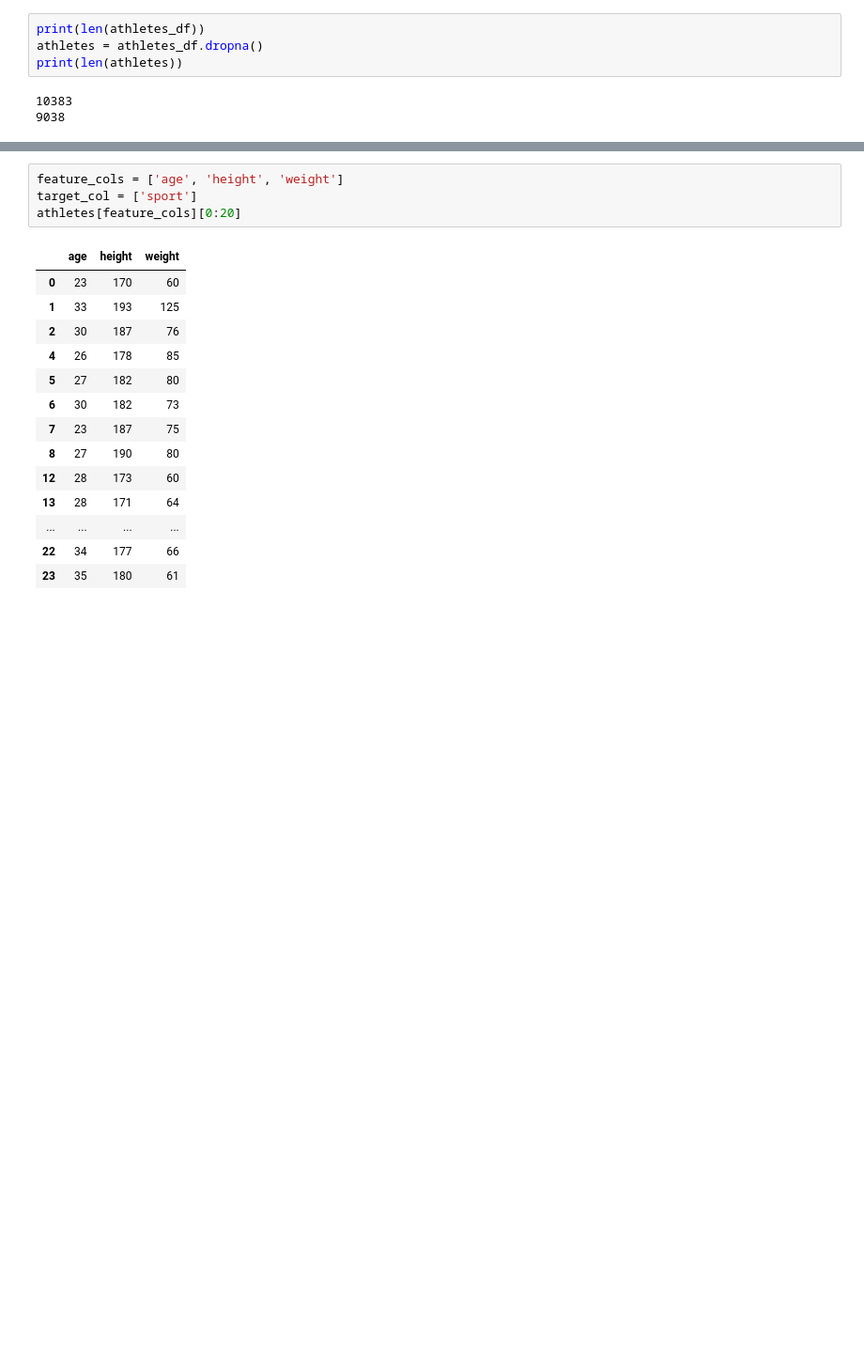
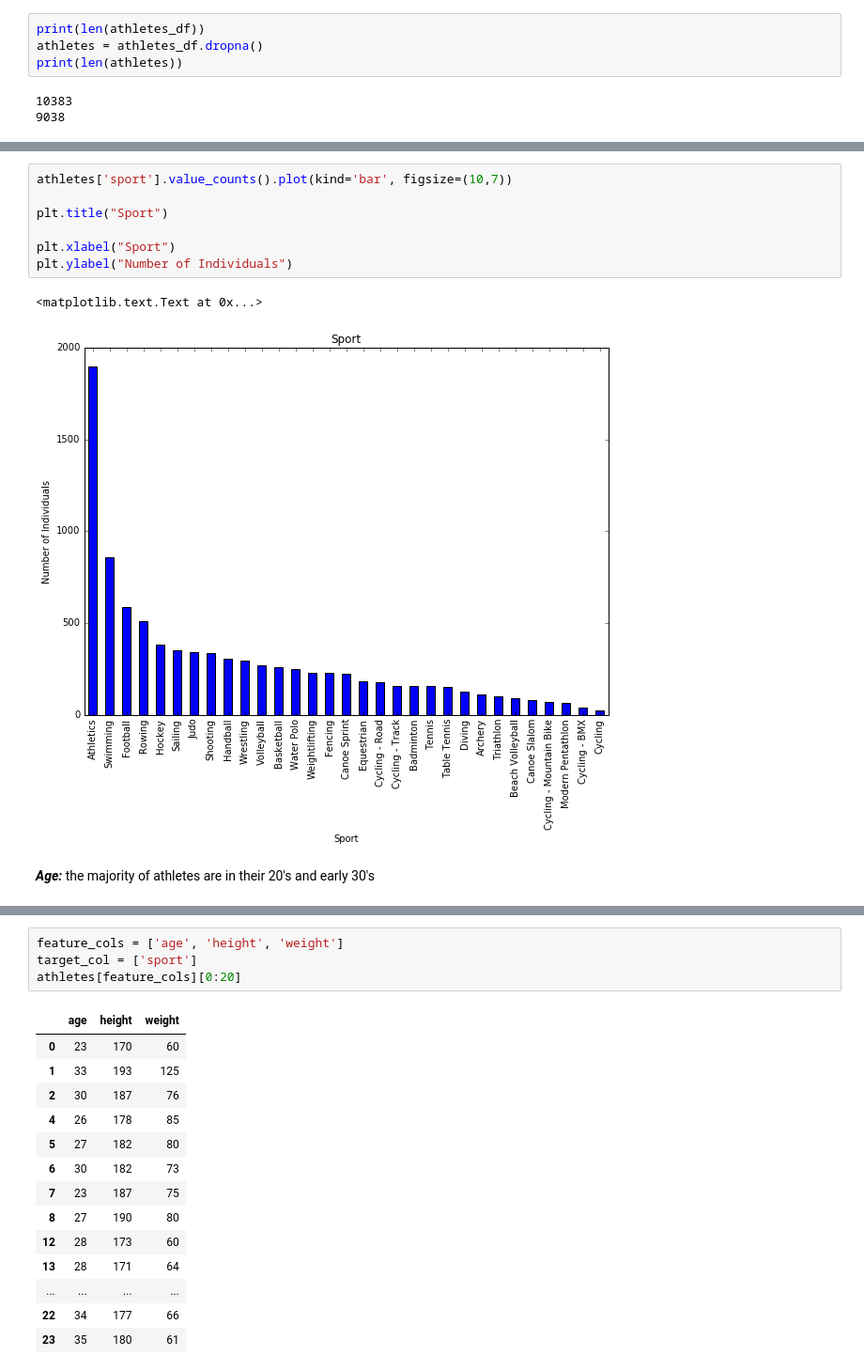
Before and after one commit to SoleilSunshine/Portfolio, a Jupyter notebook: Athletes-LR+KNN.ipynb, the cells around one changed output, grey strips where cells are left out. Shown at 94% size. Cells and saved outputs as stored; diff of their text form; blank space fills up the shorter version.

```diff
--- a/Athletes-LR+KNN.ipynb
+++ b/Athletes-LR+KNN.ipynb
@@ -33,0 +112,12 @@ print(len(athletes))
+# %%
+athletes['sport'].value_counts().plot(kind='bar', figsize=(10,7))
+
+plt.title("Sport")
+
+plt.xlabel("Sport")
+plt.ylabel("Number of Individuals")
+# %% [output]
+<matplotlib.text.Text at 0x...>
+[figure, added]
+# %% [markdown]
+***Age:*** the majority of athletes are in their 20's and early 30's
```
Also changed, not shown: parts of 55 cells of this notebook.
